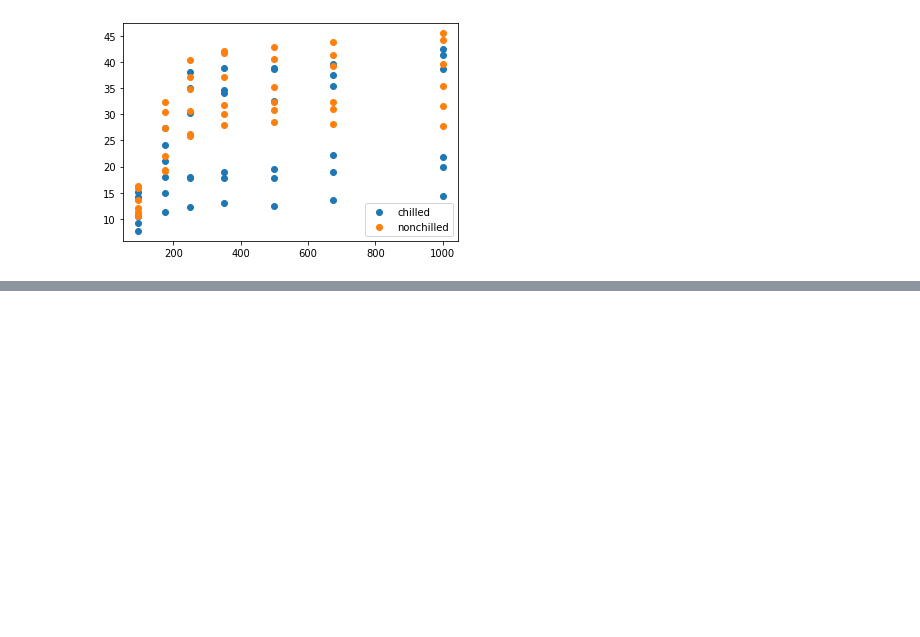
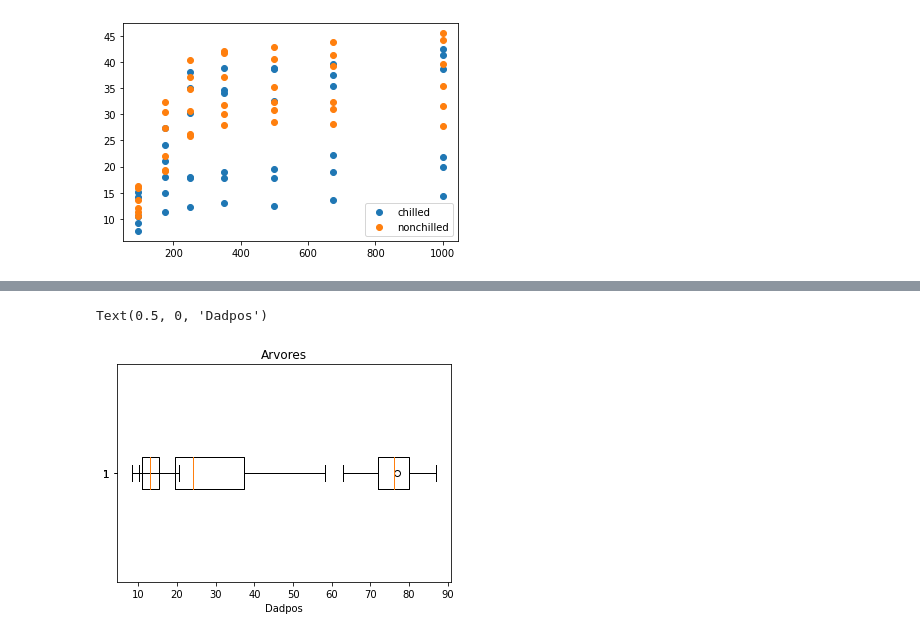
Before and after one commit to paulohenrique1303/DataVisualization, a Jupyter notebook: Data_Visualization.ipynb, the cells around one changed output, grey strips where cells are left out. Cells and saved outputs as stored; diff of their text form; code cells hidden in the pictures; blank space fills up the shorter version.

```diff
--- a/Data_Visualization.ipynb
+++ b/Data_Visualization.ipynb
@@ -129,0 +174,9 @@ plt.legend(loc = 'lower right')
+# %%
+plt.boxplot(base['Volume'], vert= False)
+plt.boxplot(base['Girth'], vert= False)
+plt.boxplot(base['Height'], vert= False)
+plt.title('Arvores')
+plt.xlabel('Dadpos')
+# %% [output]
+Text(0.5, 0, 'Dadpos')
+[figure, added]
```
Also changed, not shown: parts of 17 cells of this notebook.
